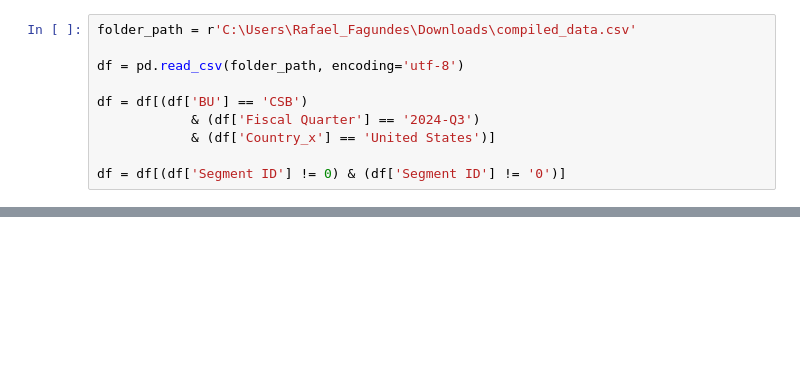
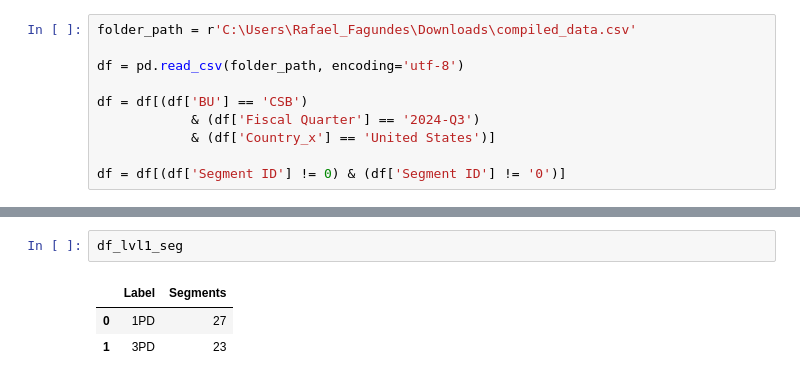
Before and after one commit to 0xrsfagundes/File-Manipulation, a Jupyter notebook: AIQ BVA/Untitled.ipynb, the cells around one changed output, grey strips where cells are left out. Saved outputs shown, nothing was run; the diff lists cells and outputs as text; blank space fills up the shorter version.

```diff
--- a/AIQ BVA/Untitled.ipynb
+++ b/AIQ BVA/Untitled.ipynb
@@ -202,0 +118,6 @@ df_target
+# %%
+df_lvl1_seg
+# %% [output]
+|  | Label | Segments |
+| 0 | 1PD | 27 |
+| 1 | 3PD | 23 |
```
Also changed, not shown: parts of 15 cells of this notebook, 1 other file.
